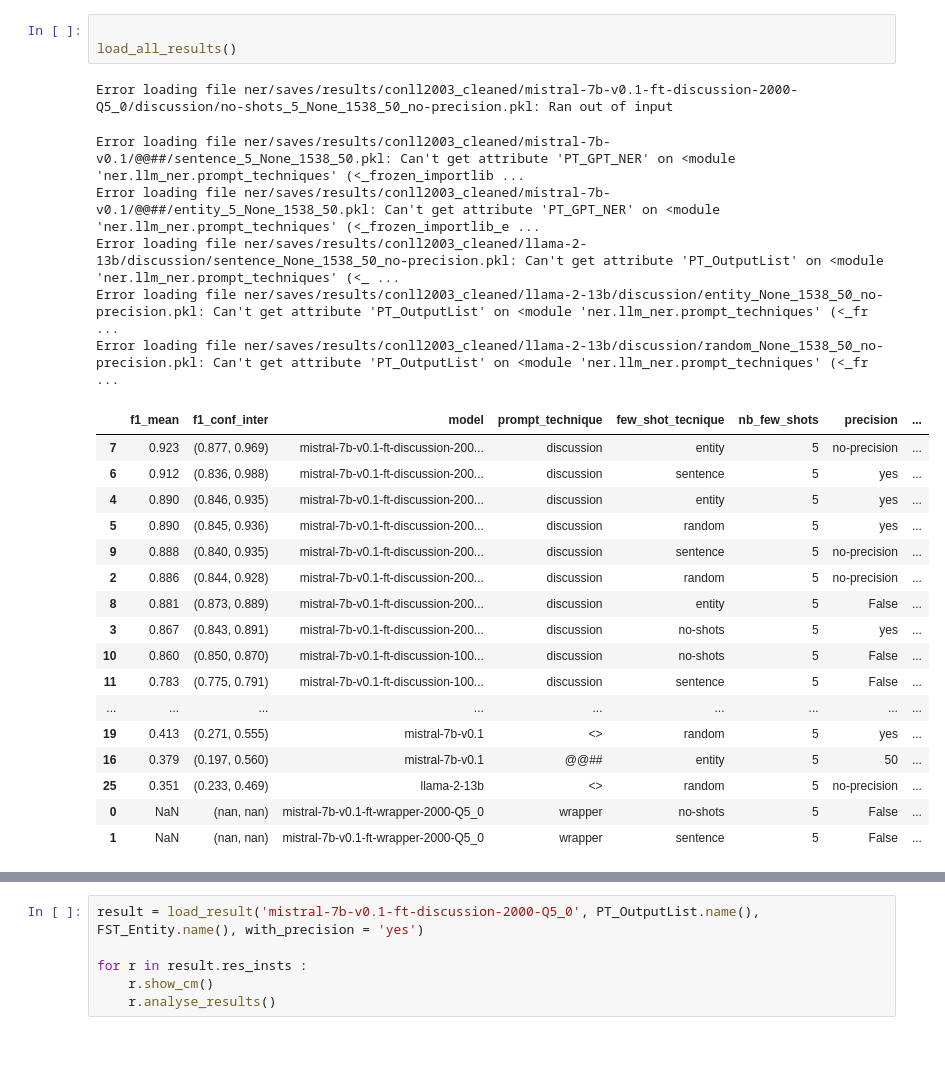
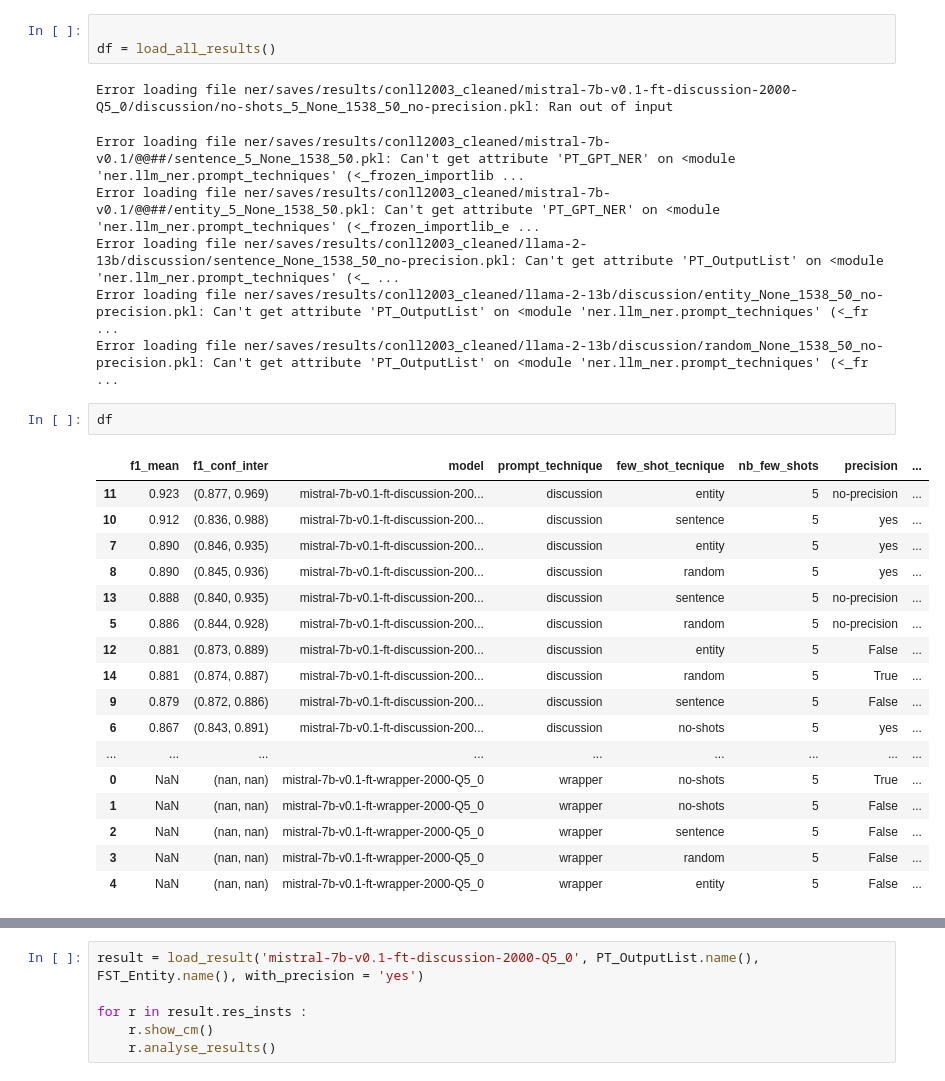
Before and after one commit to MathieuDesponds/Information-extraction-in-official-documents-using-LLMs, a Jupyter notebook: analysing_results.ipynb, the cells around one changed output, grey strips where cells are left out. Saved outputs shown, nothing was run; the diff lists cells and outputs as text; blank space fills up the shorter version.

```diff
--- a/analysing_results.ipynb
+++ b/analysing_results.ipynb
@@ -24,6 +12,6 @@ Some weights of the model checkpoint at dslim/bert-base-NER were not used when i
 # %%
 
-load_all_results()
+df = load_all_results()
 # %% [output]
 Error loading file ner/saves/results/conll2003_cleaned/mistral-7b-v0.1-ft-discussion-2000-Q5_0/discussion/no-shots_5_None_1538_50_no-precision.pkl: Ran out of input
 Error loading file ner/saves/results/conll2003_cleaned/mistral-7b-v0.1/@@##/sentence_5_None_1538_50.pkl: Can't get attribute 'PT_GPT_NER' on <module 'ner.llm_ner.prompt_techniques' (<_frozen_importlib ...
@@ -31,20 +19,23 @@ Error loading file ner/saves/results/conll2003_cleaned/mistral-7b-v0.1/@@##/enti
 Error loading file ner/saves/results/conll2003_cleaned/llama-2-13b/discussion/sentence_None_1538_50_no-precision.pkl: Can't get attribute 'PT_OutputList' on <module 'ner.llm_ner.prompt_techniques' (<_ ...
 Error loading file ner/saves/results/conll2003_cleaned/llama-2-13b/discussion/entity_None_1538_50_no-precision.pkl: Can't get attribute 'PT_OutputList' on <module 'ner.llm_ner.prompt_techniques' (<_fr ...
 Error loading file ner/saves/results/conll2003_cleaned/llama-2-13b/discussion/random_None_1538_50_no-precision.pkl: Can't get attribute 'PT_OutputList' on <module 'ner.llm_ner.prompt_techniques' (<_fr ...
-|  | f1_mean | f1_conf_inter | model | prompt_technique | few_shot_tecnique | nb_few_shots | precision | ... |
-| 7 | 0.923 | (0.877, 0.969) | mistral-7b-v0.1-ft-discussion-200... | discussion | entity | 5 | no-precision | ... |
-| 6 | 0.912 | (0.836, 0.988) | mistral-7b-v0.1-ft-discussion-200... | discussion | sentence | 5 | yes | ... |
-| 4 | 0.890 | (0.846, 0.935) | mistral-7b-v0.1-ft-discussion-200... | discussion | entity | 5 | yes | ... |
-| 5 | 0.890 | (0.845, 0.936) | mistral-7b-v0.1-ft-discussion-200... | discussion | random | 5 | yes | ... |
-| 9 | 0.888 | (0.840, 0.935) | mistral-7b-v0.1-ft-discussion-200... | discussion | sentence | 5 | no-precision | ... |
-| 2 | 0.886 | (0.844, 0.928) | mistral-7b-v0.1-ft-discussion-200... | discussion | random | 5 | no-precision | ... |
-| 8 | 0.881 | (0.873, 0.889) | mistral-7b-v0.1-ft-discussion-200... | discussion | entity | 5 | False | ... |
-| 3 | 0.867 | (0.843, 0.891) | mistral-7b-v0.1-ft-discussion-200... | discussion | no-shots | 5 | yes | ... |
-| 10 | 0.860 | (0.850, 0.870) | mistral-7b-v0.1-ft-discussion-100... | discussion | no-shots | 5 | False | ... |
-| 11 | 0.783 | (0.775, 0.791) | mistral-7b-v0.1-ft-discussion-100... | discussion | sentence | 5 | False | ... |
-| ... | ... | ... | ... | ... | ... | ... | ... | ... |
-| 19 | 0.413 | (0.271, 0.555) | mistral-7b-v0.1 | <> | random | 5 | yes | ... |
-| 16 | 0.379 | (0.197, 0.560) | mistral-7b-v0.1 | @@## | entity | 5 | 50 | ... |
-| 25 | 0.351 | (0.233, 0.469) | llama-2-13b | <> | random | 5 | no-precision | ... |
-| 0 | NaN | (nan, nan) | mistral-7b-v0.1-ft-wrapper-2000-Q5_0 | wrapper | no-shots | 5 | False | ... |
-| 1 | NaN | (nan, nan) | mistral-7b-v0.1-ft-wrapper-2000-Q5_0 | wrapper | sentence | 5 | False | ... |
+# %%
+df
+# %% [output]
+|  | f1_mean | f1_conf_inter | model | prompt_technique | few_shot_tecnique | nb_few_shots | precision | ... |
+| 11 | 0.923 | (0.877, 0.969) | mistral-7b-v0.1-ft-discussion-200... | discussion | entity | 5 | no-precision | ... |
+| 10 | 0.912 | (0.836, 0.988) | mistral-7b-v0.1-ft-discussion-200... | discussion | sentence | 5 | yes | ... |
+| 7 | 0.890 | (0.846, 0.935) | mistral-7b-v0.1-ft-discussion-200... | discussion | entity | 5 | yes | ... |
+| 8 | 0.890 | (0.845, 0.936) | mistral-7b-v0.1-ft-discussion-200... | discussion | random | 5 | yes | ... |
+| 13 | 0.888 | (0.840, 0.935) | mistral-7b-v0.1-ft-discussion-200... | discussion | sentence | 5 | no-precision | ... |
+| 5 | 0.886 | (0.844, 0.928) | mistral-7b-v0.1-ft-discussion-200... | discussion | random | 5 | no-precision | ... |
+| 12 | 0.881 | (0.873, 0.889) | mistral-7b-v0.1-ft-discussion-200... | discussion | entity | 5 | False | ... |
+| 14 | 0.881 | (0.874, 0.887) | mistral-7b-v0.1-ft-discussion-200... | discussion | random | 5 | True | ... |
+| 9 | 0.879 | (0.872, 0.886) | mistral-7b-v0.1-ft-discussion-200... | discussion | sentence | 5 | False | ... |
+| 6 | 0.867 | (0.843, 0.891) | mistral-7b-v0.1-ft-discussion-200... | discussion | no-shots | 5 | yes | ... |
+| ... | ... | ... | ... | ... | ... | ... | ... | ... |
+| 0 | NaN | (nan, nan) | mistral-7b-v0.1-ft-wrapper-2000-Q5_0 | wrapper | no-shots | 5 | True | ... |
+| 1 | NaN | (nan, nan) | mistral-7b-v0.1-ft-wrapper-2000-Q5_0 | wrapper | no-shots | 5 | False | ... |
+| 2 | NaN | (nan, nan) | mistral-7b-v0.1-ft-wrapper-2000-Q5_0 | wrapper | sentence | 5 | False | ... |
+| 3 | NaN | (nan, nan) | mistral-7b-v0.1-ft-wrapper-2000-Q5_0 | wrapper | random | 5 | False | ... |
+| 4 | NaN | (nan, nan) | mistral-7b-v0.1-ft-wrapper-2000-Q5_0 | wrapper | entity | 5 | False | ... |
```
Also changed, not shown: parts of 2 cells of this notebook, 8 other files.
